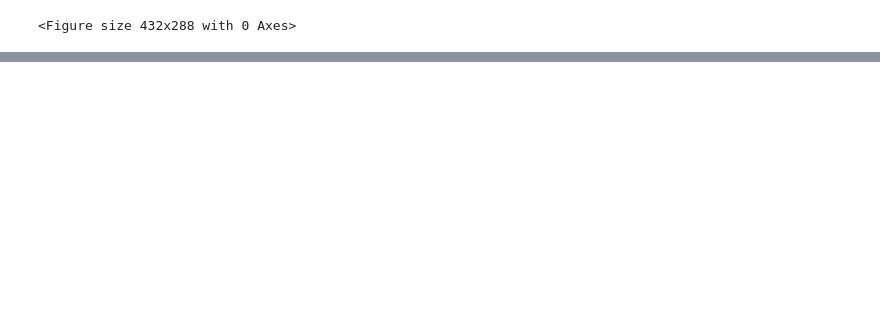
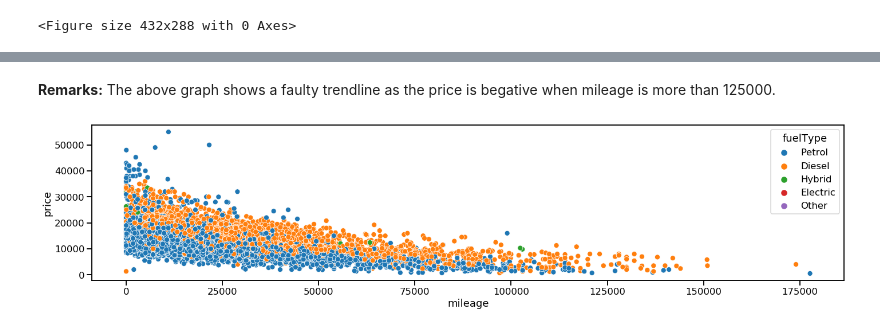
Before and after one commit to mdsaifulislam165/ford_used_car_analysis, a Jupyter notebook: ford_used_car_EDA.ipynb, the cells around one changed output, grey strips where cells are left out. Saved outputs shown, nothing was run; the diff lists cells and outputs as text; code cells hidden in the pictures; blank space fills up the shorter version.

```diff
--- a/ford_used_car_EDA.ipynb
+++ b/ford_used_car_EDA.ipynb
@@ -380,0 +392,19 @@ plt.savefig("FORD Barplot.png")
+# %%
+#We will create scatterplot of mileage, mpg, enginesize vs price and see which has the most observable relationship
+plt.figure(figsize=(20,12))
+sns.set_context('talk')
+
+# mileage vs price
+plt.subplot(3,1,1)
+sns.scatterplot(x='mileage', y='price', data=df)
+
+# mpg vs price
+plt.subplot(3,1,2)
+sns.scatterplot(x='mpg', y='price', data=df)
+
+# engineSize vs price
+plt.subplot(3,1,3)
+sns.scatterplot(x='engineSize', y='price', data=df)
+
+plt.tight_layout()
+plt.show()
@@ -380,0 +415,8 @@ plt.savefig("FORD Barplot.png")
+# %%
+#We will add a trendline to approximate the general shape of the plot
+
+plt.figure(figsize=(10,6))
+sns.set_context('talk')
+sns.regplot(x='mileage', y='price', data=df,scatter_kws={'color':'green', 'edgecolor':'white'} )
+plt.tight_layout()
+plt.show()
@@ -380,0 +425,13 @@ plt.savefig("FORD Barplot.png")
+# %% [markdown]
+**Remarks:** The above graph shows a faulty trendline as the price is begative when mileage is more than 125000.
+# %%
+#We will use fuelType as hue to check if there is any relationship of mileage vs price according to transmission
+plt.figure(figsize=(20,5))
+
+# mileage vs price
+plt.subplot(1,1,1)
+sns.scatterplot(x='mileage', y='price', data=df, hue= 'fuelType')
+plt.tight_layout()
+plt.show()
+# %% [output]
+[figure, added]
```
Also changed, not shown: parts of 27 cells of this notebook.
